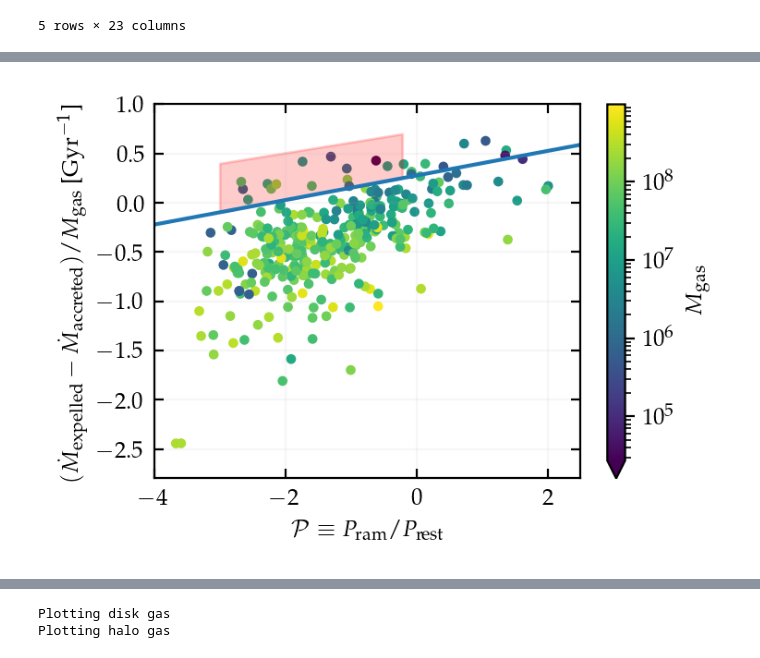
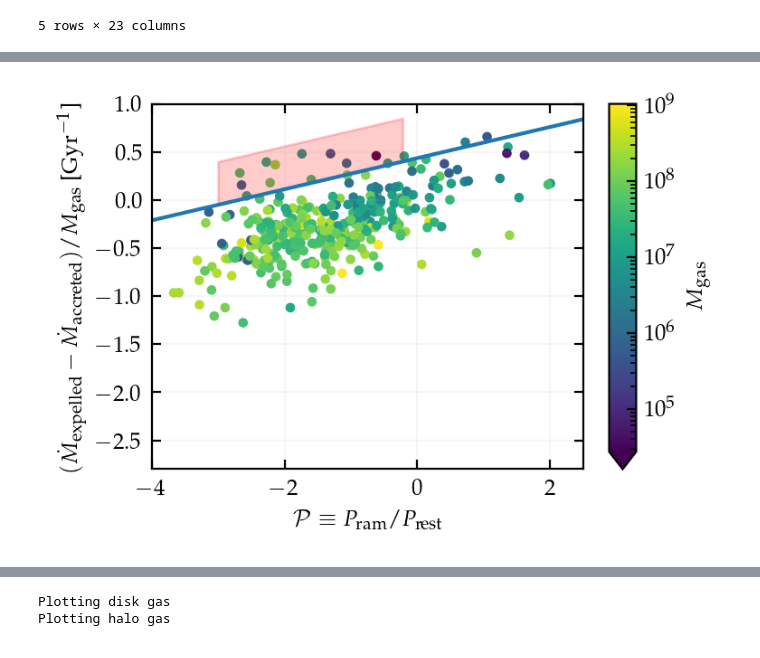
Before and after one commit to hollisakins/Justice_League_Code, a Jupyter notebook: Analysis/RamPressure/ExitAngle.ipynb, the cells around one changed output, grey strips where cells are left out. Cells and saved outputs as stored; diff of their text form; code cells hidden in the pictures.

Commit message:
take 2, more documentation and depletion plots

```diff
--- a/Analysis/RamPressure/ExitAngle.ipynb
+++ b/Analysis/RamPressure/ExitAngle.ipynb
@@ -12,14 +11,0 @@ The goal of this code is the explore the directionality of gas particles exiting
-# %%
-from tracking.analysis import * # custom module which includes my analysis functions
-import numpy as np
-import pandas as pd
-import matplotlib.pyplot as plt
-import matplotlib as mpl
-import pickle
-
-mpl.rc('font',**{'family':'serif','monospace':['Palatino']})
-mpl.rc('text', usetex=True)
-plt.rcParams['figure.constrained_layout.use'] = False
-mpl.rcParams.update({'font.size': 9})
-
-age = 13.800797497330507
@@ -742,0 +376,2 @@ Returning (ejected, cooled, expelled, accreted) for h329-33...
+# %%
+data_all = read_all_ram_pressure()
@@ -743,25 +398,19 @@ Returning (ejected, cooled, expelled, accreted) for h329-33...
 # %%
 fig, ax = plt.subplots(1,1,dpi=200, figsize=(3.7,2.5))
 
-im = ax.scatter(np.log10(data_all.ratio), np.log10(data_all.Mdot_expelled_by_Mgas-data_all.Mdot_accreted_by_Mgas), s=8, c=data_all.M_gas, norm=mpl.colors.LogNorm())
+im = ax.scatter(np.log10(data_all.ratio), np.log10(data_all.Mdot_expelled_by_Mgas), s=8, c=data_all.M_gas, norm=mpl.colors.LogNorm())
 fig.colorbar(im, ax=ax, label=r'$M_{\rm gas}$', extend='min')
 ax.set_xlabel(r'$\mathcal{P} \equiv P_{\rm ram}/P_{\rm rest}$ ')
 ax.set_ylabel(r'$(\dot{M}_{\rm expelled}-\dot{M}_{\rm accreted})/M_{\rm gas}$ [Gyr$^{-1}$]')
-# ax.loglog()
 ax.set_xlim(-4, 2.5)
 ax.set_ylim(-2.8, 1)
-ax.plot([1e-4,1e3],[3,3],color='0.85', zorder=-90)
-ax.fill_between([1e-4,1e3],[3-1.2,3-1.2],[3+1.2,3+1.2], fc='0.95', zorder=-100)
-ax.tick_params(direction='in', which='both', top=True, right=True)
 ax.grid(alpha=0.1, zorder=-1000)
 
-ax.fill_between([-3, -0.22], [-0.097, 0.25], [0.4, 0.7], color='r', alpha=0.2)
-p = np.polyfit([-3, -0.22], [-0.097, 0.25], deg=1)
+ax.fill_between([-3, -0.22], [-0.05, 0.4], [0.4, 0.85], color='r', alpha=0.2)
+p = np.polyfit([-3, -0.22], [-0.05, 0.4], deg=1)
 ax.axline((0,p[1]), slope=p[0])
-plt.subplots_adjust(left=0.15, top=0.96, right=0.93, bottom=0.15, hspace=0.05)
-# plt.savefig('plots/Pram_expulsion.pdf')
 plt.show()
 # %% [output]
-[figure, old version]
+[figure, new version]
 # %%
 x = np.log10(data_all.ratio)
```
Also changed, not shown: parts of 85 cells of this notebook, 45 other files.
